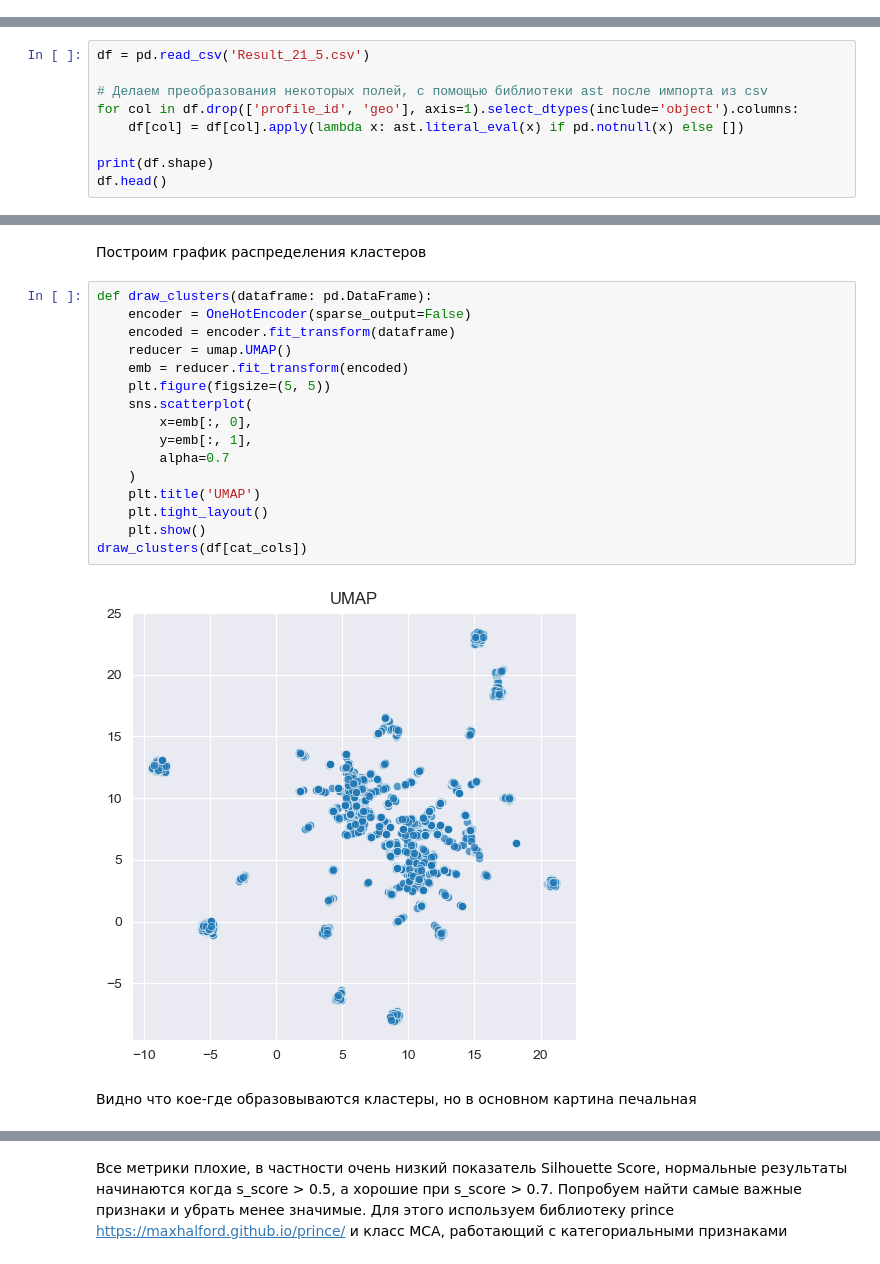
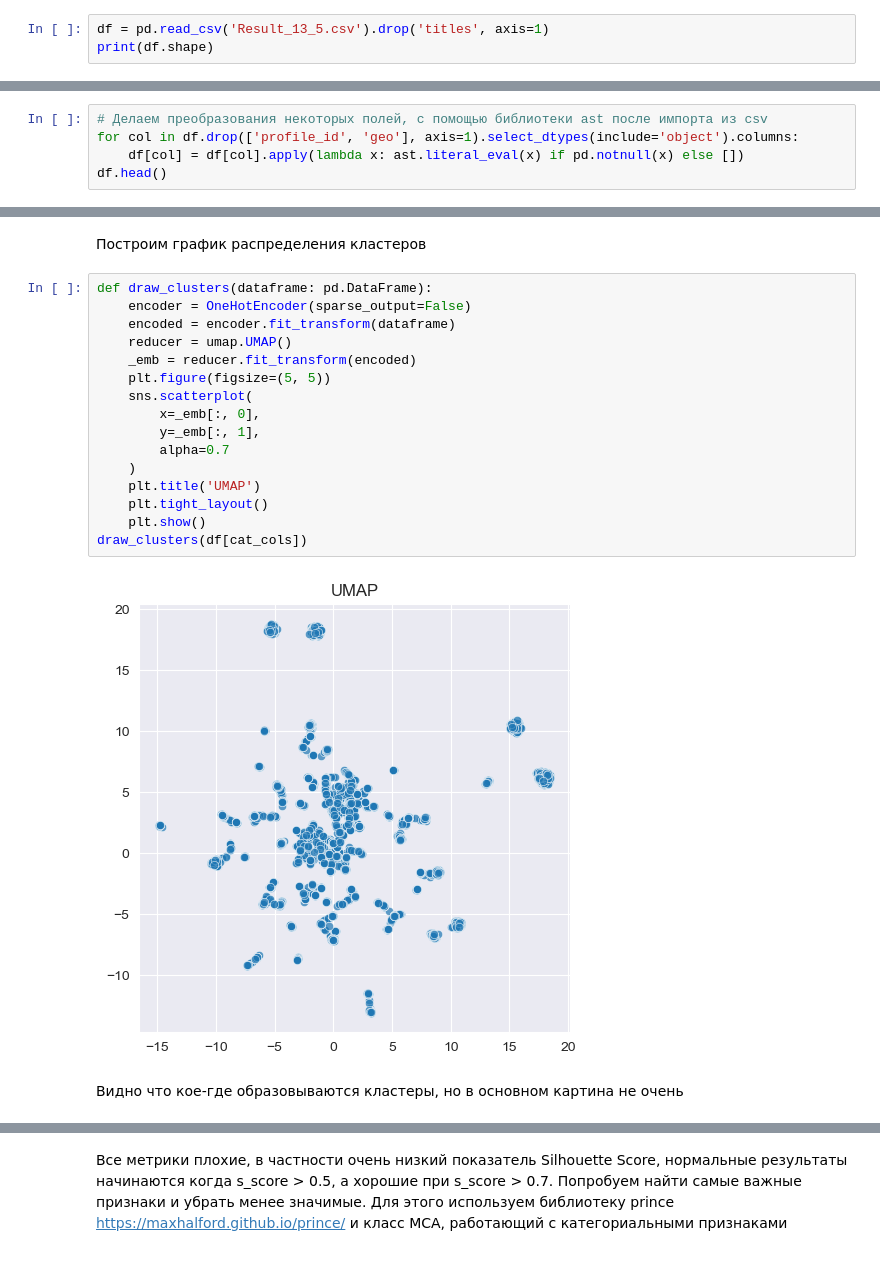
Before and after one commit to Patrick7777777/users_segmentation, a Jupyter notebook: main.ipynb, the cells around one changed output, grey strips where cells are left out. Cells and saved outputs as stored; diff of their text form.

```diff
--- a/main.ipynb
+++ b/main.ipynb
@@ -19,3 +92,6 @@ from hyperopt import fmin, tpe, hp, Trials
 # %%
 warnings.filterwarnings("ignore", category=FutureWarning)
 warnings.filterwarnings("ignore", message="using precomputed metric; inverse_transform will be unavailable")
+# %%
+df = pd.read_csv('Result_13_5.csv').drop('titles', axis=1)
+print(df.shape)
@@ -22,12 +100,8 @@ warnings.filterwarnings("ignore", message="using precomputed metric; inverse_tra
 # %% [markdown]
 ## Предварительная обработка датасета
 # %%
-df = pd.read_csv('Result_21_5.csv')
-
 # Делаем преобразования некоторых полей, с помощью библиотеки ast после импорта из csv
 for col in df.drop(['profile_id', 'geo'], axis=1).select_dtypes(include='object').columns:
     df[col] = df[col].apply(lambda x: ast.literal_eval(x) if pd.notnull(x) else [])
-
-print(df.shape)
 df.head()
 # %% [output]
@@ -162,23 +235,23 @@ cat_cols = cat_cols.drop(['geo', 'hashtags'])
 # %%
 def draw_clusters(dataframe: pd.DataFrame):
     encoder = OneHotEncoder(sparse_output=False)
     encoded = encoder.fit_transform(dataframe)
     reducer = umap.UMAP()
-    emb = reducer.fit_transform(encoded)
+    _emb = reducer.fit_transform(encoded)
     plt.figure(figsize=(5, 5))
     sns.scatterplot(
-        x=emb[:, 0],
-        y=emb[:, 1],
+        x=_emb[:, 0],
+        y=_emb[:, 1],
         alpha=0.7
     )
     plt.title('UMAP')
     plt.tight_layout()
     plt.show()
 draw_clusters(df[cat_cols])
 # %% [output]
-[figure, old version]
+[figure, new version]
 # %% [markdown]
-Видно что кое-где образовываются кластеры, но в основном картина печальная
+Видно что кое-где образовываются кластеры, но в основном картина не очень
 # %% [markdown]
 ## Обучение K-modes
 
```
Also changed, not shown: parts of 53 cells of this notebook, 2 other files.
